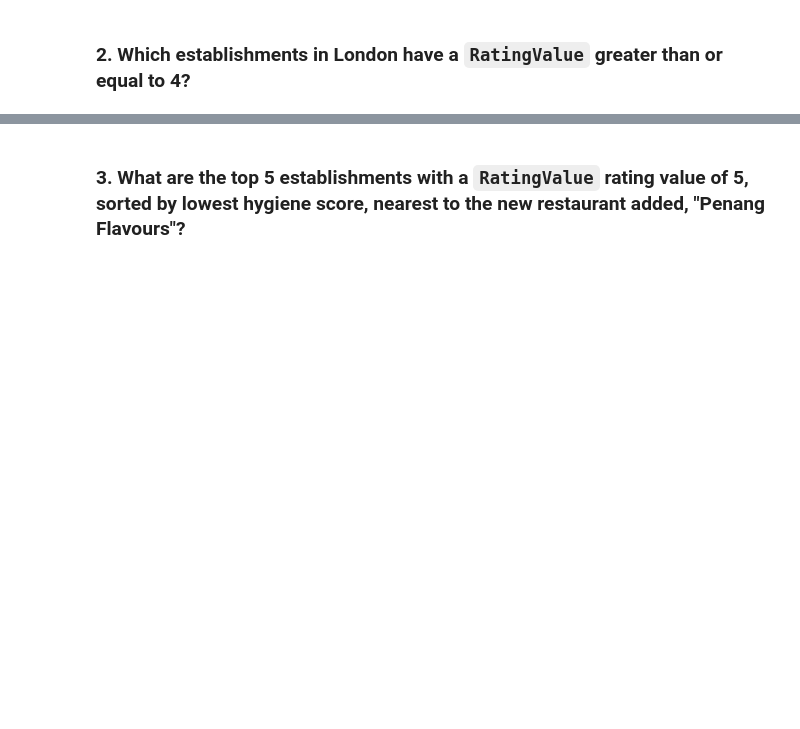
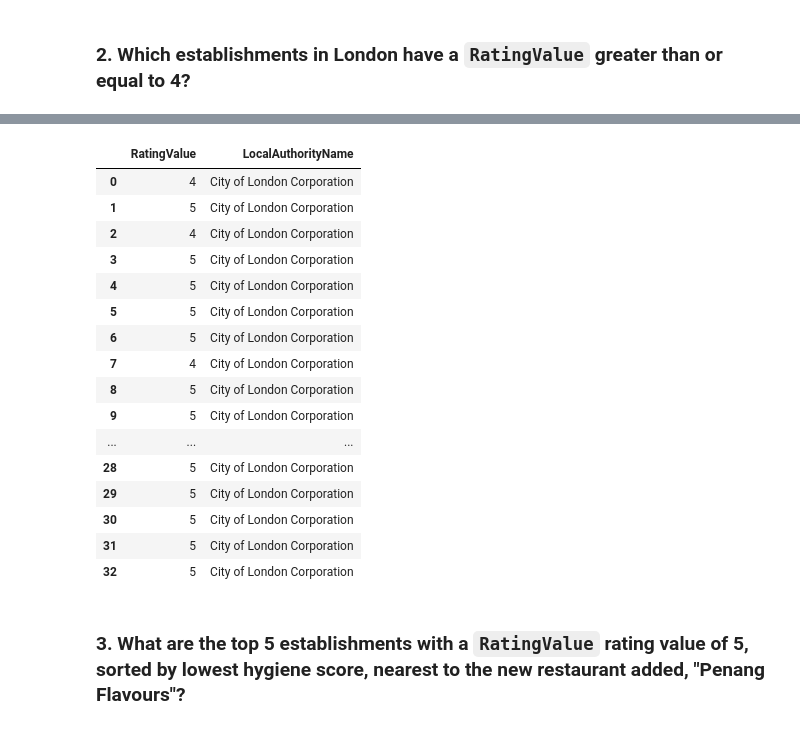
Before and after one commit to cburgyan/nosql-challenge, a Jupyter notebook: NoSQL_analysis_starter.ipynb, the cells around one changed output, grey strips where cells are left out. Drawn from its saved outputs; the diff is of its cells as text; code cells hidden in the pictures; blank space fills up the shorter version.

```diff
--- a/NoSQL_analysis_starter.ipynb
+++ b/NoSQL_analysis_starter.ipynb
@@ -77,3 +163,26 @@ results2_df.head(10)
+# %%
+#ADDED CELL
+#2. Which establishments in London have a RatingValue greater than or equal to 4?
+# See full list below
+results2_df
+# %% [output]
+|  | RatingValue | LocalAuthorityName |
+| 0 | 4 | City of London Corporation |
+| 1 | 5 | City of London Corporation |
+| 2 | 4 | City of London Corporation |
+| 3 | 5 | City of London Corporation |
+| 4 | 5 | City of London Corporation |
+| 5 | 5 | City of London Corporation |
+| 6 | 5 | City of London Corporation |
+| 7 | 4 | City of London Corporation |
+| 8 | 5 | City of London Corporation |
+| 9 | 5 | City of London Corporation |
+| ... | ... | ... |
+| 28 | 5 | City of London Corporation |
+| 29 | 5 | City of London Corporation |
+| 30 | 5 | City of London Corporation |
+| 31 | 5 | City of London Corporation |
+| 32 | 5 | City of London Corporation |
 # %% [markdown]
 ### 3. What are the top 5 establishments with a `RatingValue` rating value of 5, sorted by lowest hygiene score, nearest to the new restaurant added, "Penang Flavours"?
 # %%
```
Also changed, not shown: parts of 14 cells of this notebook.
